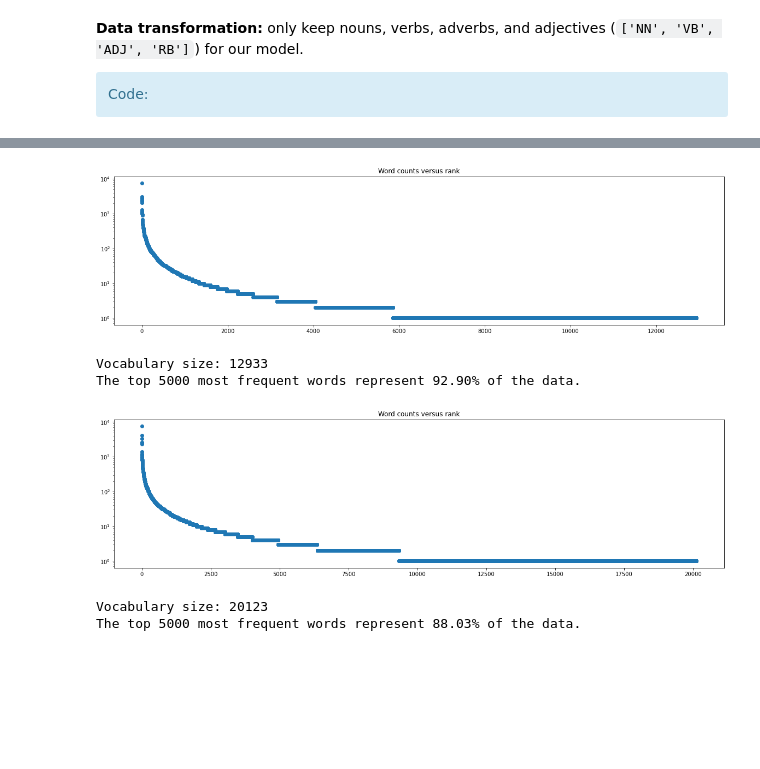
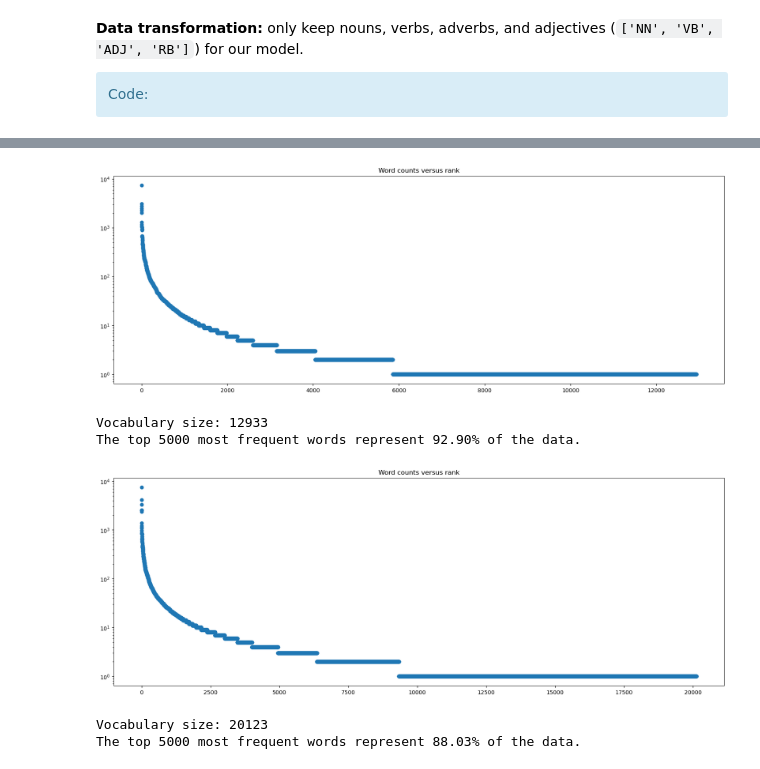
Before and after one commit to joaomelga/TP_Sentiment_Analysis_Hannas_Melga, a Jupyter notebook: movies_sentiment_tp.ipynb, the cells around one changed output, grey strips where cells are left out. Cells and saved outputs as stored; diff of their text form; code cells hidden in the pictures; blank space fills up the shorter version.

```diff
--- a/movies_sentiment_tp.ipynb
+++ b/movies_sentiment_tp.ipynb
@@ -1100,28 +1120,28 @@ The top 5000 most frequent words represent 92.26% of the data.
 # %%
 pos_tagged_train_texts = pos_tag_filter(train_texts_splt)
 stemmed_train_texts = stem(pos_tagged_train_texts)
 
 vocab, word_counts = vocabulary(stemmed_train_texts, voc_threshold=1000000)
 word_frequencies = list(word_counts.values())
 ranks = list(range(len(word_frequencies)))
 
-plt.figure(figsize=(20, 5))
+plt.figure(figsize=(20, 7), dpi=100)
 plt.title('Word counts versus rank')
 plt.scatter(ranks, word_frequencies)
 plt.yscale('log')
 plt.show()
 
 k = 5000
 sorted_frequencies = sorted(word_frequencies, reverse=True)
 
 total_frequency = sum(sorted_frequencies)
 cumulative_sum = sum(sorted_frequencies[:k])
 percentage = (cumulative_sum / total_frequency) * 100
 
 print('Vocabulary size: %i' % len(vocab))
 print(f"The top {k} most frequent words represent {percentage:.2f}% of the data.")
 # %% [output]
-[figure, old version]
+[figure, new version]
 Vocabulary size: 12933
 The top 5000 most frequent words represent 92.90% of the data.
 # %%
@@ -1132,7 +1152,7 @@ vocab, word_counts = vocabulary(pos_tagged_train_texts, voc_threshold=1000000)
 word_frequencies = list(word_counts.values())
 ranks = list(range(len(word_frequencies)))
 
-plt.figure(figsize=(20, 5))
+plt.figure(figsize=(20, 7), dpi=100)
 plt.title('Word counts versus rank')
 plt.scatter(ranks, word_frequencies)
 plt.yscale('log')
@@ -1148,6 +1168,6 @@ percentage = (cumulative_sum / total_frequency) * 100
 print('Vocabulary size: %i' % len(vocab))
 print(f"The top {k} most frequent words represent {percentage:.2f}% of the data.")
 # %% [output]
-[figure, old version]
+[figure, new version]
 Vocabulary size: 20123
 The top 5000 most frequent words represent 88.03% of the data.
```
Also changed, not shown: parts of 19 cells of this notebook.
